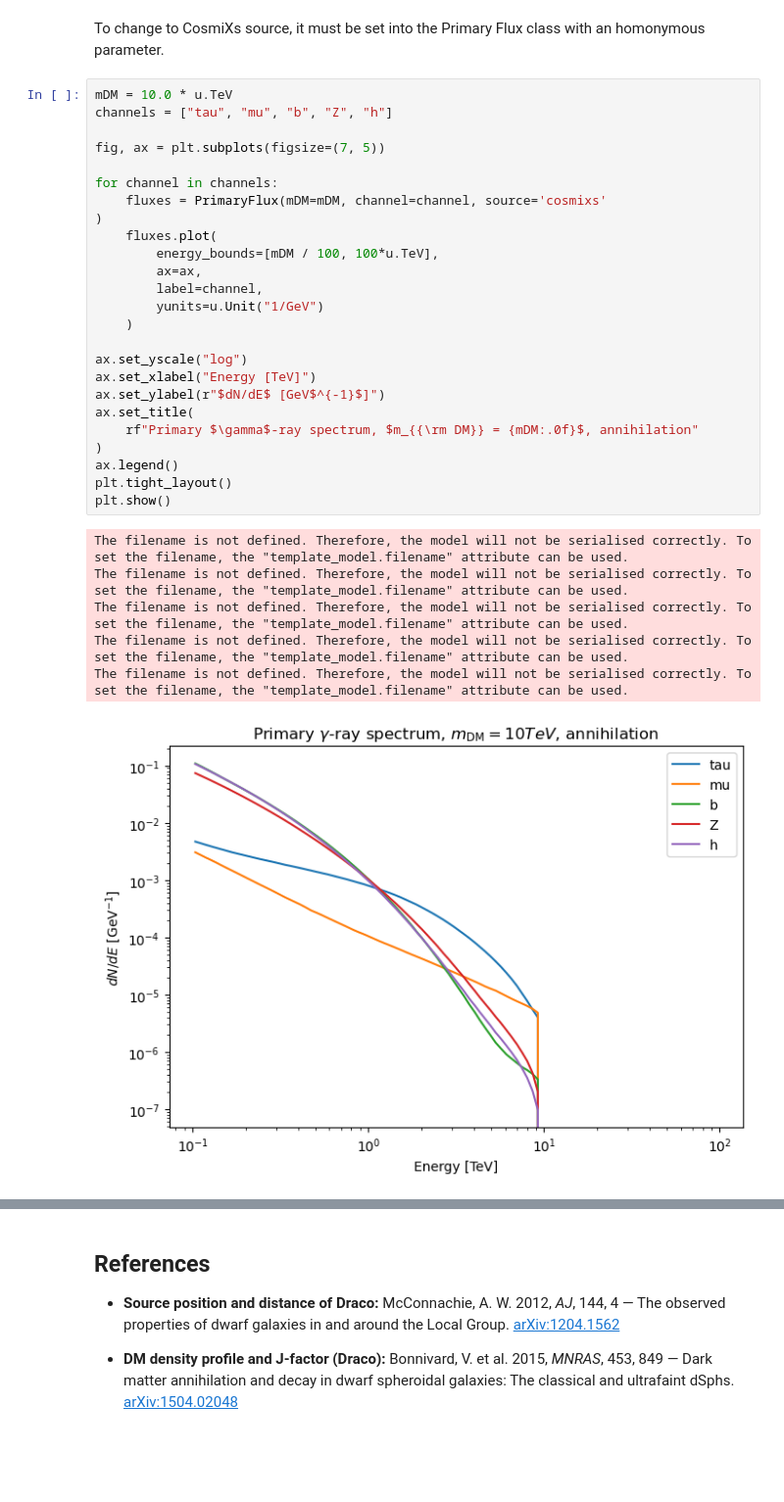
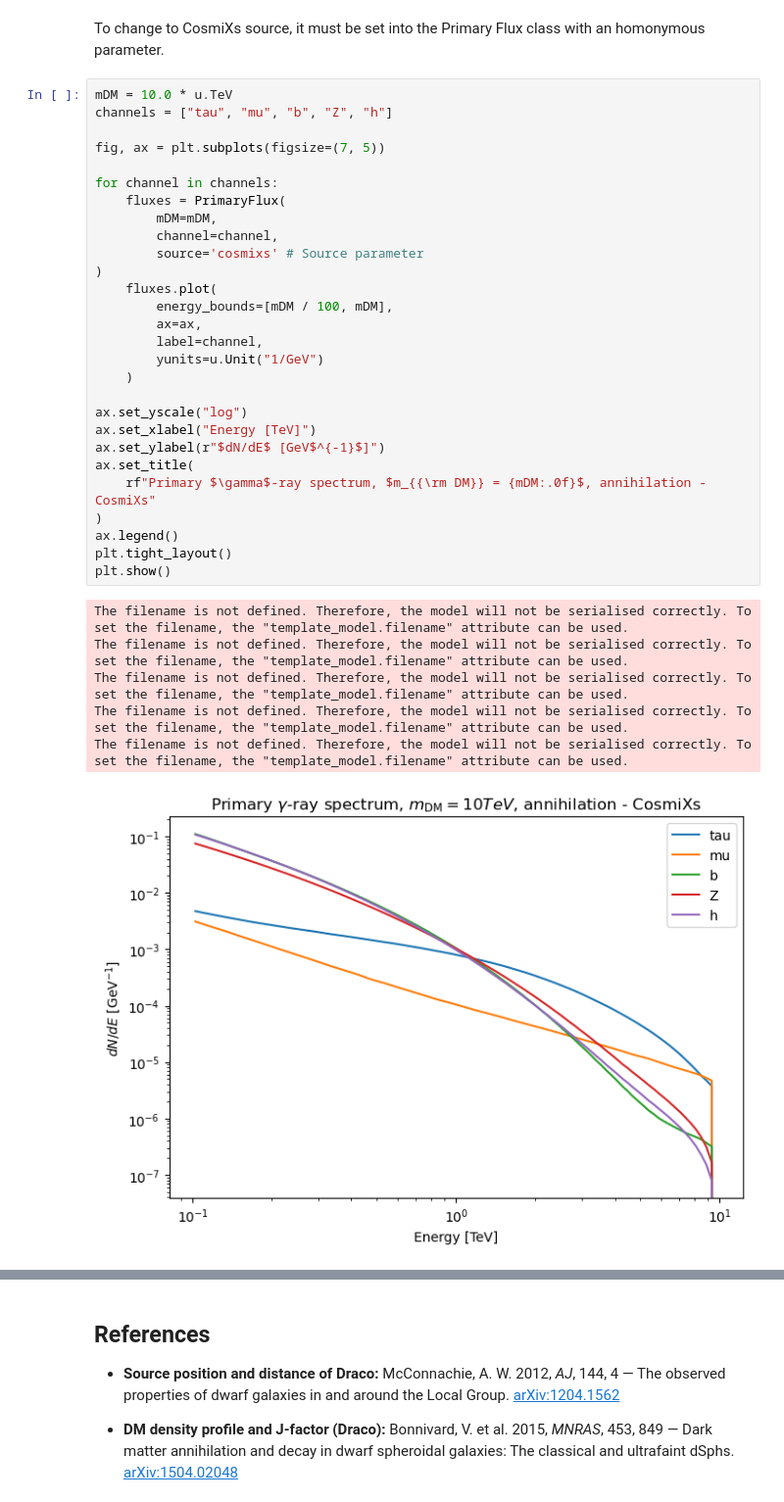
Before and after one commit to alexcervino/Dark-Matter-Tutorials-Gammapy, a Jupyter notebook: tutorial_basics.ipynb, the cells around one changed output, grey strips where cells are left out. Shown at 98% size. Saved outputs shown, nothing was run; the diff lists cells and outputs as text; blank space fills up the shorter version.

```diff
--- a/tutorial_basics.ipynb
+++ b/tutorial_basics.ipynb
@@ -302,35 +301,38 @@ To change to CosmiXs source, it must be set into the Primary Flux class with an
 # %%
 mDM = 10.0 * u.TeV
 channels = ["tau", "mu", "b", "Z", "h"]
 
 fig, ax = plt.subplots(figsize=(7, 5))
 
 for channel in channels:
-    fluxes = PrimaryFlux(mDM=mDM, channel=channel, source='cosmixs'
+    fluxes = PrimaryFlux(
+        mDM=mDM,
+        channel=channel,
+        source='cosmixs' # Source parameter
 )
     fluxes.plot(
-        energy_bounds=[mDM / 100, 100*u.TeV],
+        energy_bounds=[mDM / 100, mDM],
         ax=ax,
         label=channel,
         yunits=u.Unit("1/GeV")
     )
 
 ax.set_yscale("log")
 ax.set_xlabel("Energy [TeV]")
 ax.set_ylabel(r"$dN/dE$ [GeV$^{-1}$]")
 ax.set_title(
-    rf"Primary $\gamma$-ray spectrum, $m_{{\rm DM}} = {mDM:.0f}$, annihilation"
+    rf"Primary $\gamma$-ray spectrum, $m_{{\rm DM}} = {mDM:.0f}$, annihilation - CosmiXs"
 )
 ax.legend()
 plt.tight_layout()
 plt.show()
 # %% [output]
 The filename is not defined. Therefore, the model will not be serialised correctly. To set the filename, the "template_model.filename" attribute can be used.
 The filename is not defined. Therefore, the model will not be serialised correctly. To set the filename, the "template_model.filename" attribute can be used.
 The filename is not defined. Therefore, the model will not be serialised correctly. To set the filename, the "template_model.filename" attribute can be used.
 The filename is not defined. Therefore, the model will not be serialised correctly. To set the filename, the "template_model.filename" attribute can be used.
 The filename is not defined. Therefore, the model will not be serialised correctly. To set the filename, the "template_model.filename" attribute can be used.
-[figure, old version]
+[figure, new version]
 # %% [markdown]
 ## Expected Gamma-Ray Flux Map
 
```
Also changed, not shown: parts of 12 cells of this notebook.
